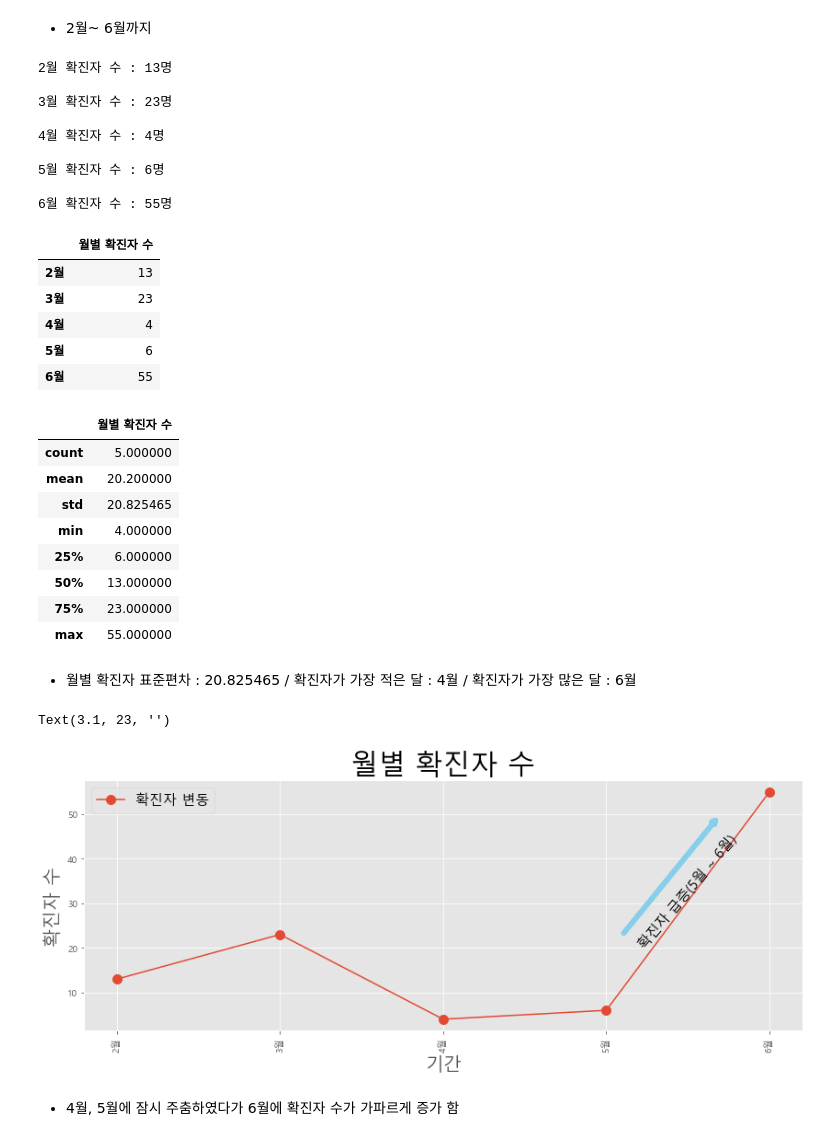
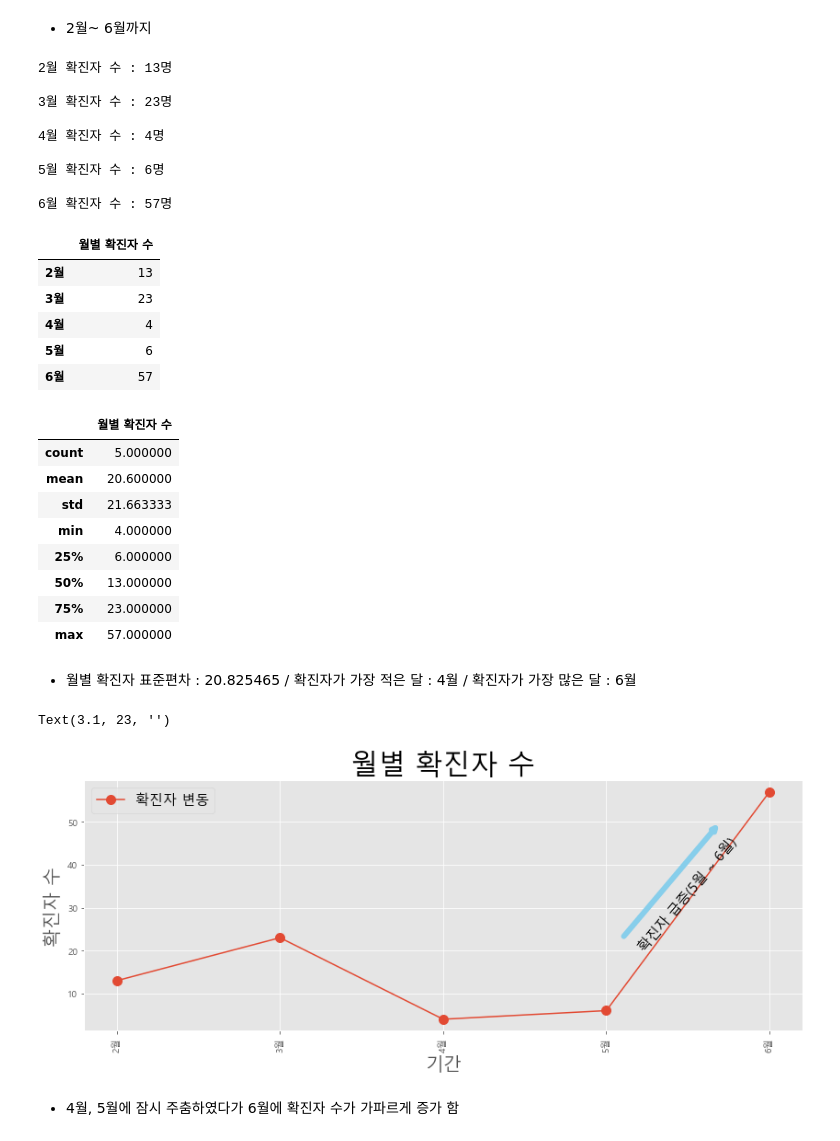
Before and after one commit to dlsdndia/Python, a Jupyter notebook: Hwanginwoo pp/Hwanginwoo_1.ipynb, the cells around one changed output. Cells and saved outputs as stored; diff of their text form; code cells hidden in the pictures.

```diff
--- a/Hwanginwoo pp/Hwanginwoo_1.ipynb
+++ b/Hwanginwoo pp/Hwanginwoo_1.ipynb
@@ -876,3 +866,7 @@ num31
 df2['월별확진'].unique()
 # %% [output]
 array(['6', '5', '4', '3', '2'], dtype=object)
+# %%
+df2 = pd.DataFrame({'확진자 번호':num, '질본':num2, '월별확진':num31, '성별':num41, '연령대':num42,
+                   '거주지':num5, '접촉력':num6, '조치사항':num71 })
+df2
@@ -904,7 +912,7 @@ print()
 
 5월 확진자 수 : 6명
 
-6월 확진자 수 : 55명
+6월 확진자 수 : 57명
 # %%
 # 데이터프레임 생성
 m1 = [ a1, a2, a3, a4, a5]
@@ -919,60 +927,60 @@ dfm
 | 3월 | 23 |
 | 4월 | 4 |
 | 5월 | 6 |
-| 6월 | 55 |
+| 6월 | 57 |
 # %%
 # 월별 확진자 기본통계
 dfm.describe()
 # %% [output]
 |  | 월별 확진자 수 |
 | count | 5.000000 |
-| mean | 20.200000 |
-| std | 20.825465 |
+| mean | 20.600000 |
+| std | 21.663333 |
 | min | 4.000000 |
 | 25% | 6.000000 |
 | 50% | 13.000000 |
 | 75% | 23.000000 |
-| max | 55.000000 |
+| max | 57.000000 |
 # %% [markdown]
 - 월별 확진자 표준편차 : 20.825465  /  확진자가 가장 적은 달 : 4월  /  확진자가 가장 많은 달 : 6월
 # %%
 # 월별 확진자 수에 대한 시각화 그래프
-dfc = pd.Series(m1, index = m2, name = '확진자 수')
-dfc
+dfm = pd.Series(m1, index = m2, name = '확진자 수')
+dfm
 plt.style.use( 'ggplot' )
 
 from matplotlib import font_manager, rc
 font_path = 'c://Windows//Fonts//malgun.ttf' # 폰트 파일 위치
 font_name = font_manager.FontProperties( fname = font_path ).get_name()
 rc( 'font', family = font_name )
 
 plt.figure( figsize = ( 14, 5 ) )
 plt.xticks( rotation = 'vertical' )
-plt.plot( dfc.index, dfc.values, marker = 'o', markersize = 10 )
+plt.plot( dfm.index, dfm.values, marker = 'o', markersize = 10 )
 plt.title( '월별 확진자 수', size = 30 )
 plt.xlabel( '기간', size = 20 )
 plt.ylabel( '확진자 수', size = 20 )
 plt.legend( labels = [ '확진자 변동' ], loc = 'best', fontsize = 15 )
 plt.ylim( )
 
 # 주석
 plt.annotate( '확진자 급증(5월 ~ 6월)',      #텍스트 입력
                xy = ( 3.5, 20 ),            #텍스트 위치 기준점
               rotation = 50,                   #텍스트 회전각도
               va = 'baseline',                 #텍스트 상하 정렬
               ha = 'center',                   #텍스트 좌우 정렬
               fontsize = 15,                   #텍스트 크기
              )
 # 화살표
 plt.annotate( '',
               xy = ( 3.7, 50 ),       #화살표의 머리 부분(끝점)
               xytext = ( 3.1, 23 ),    #화살표의 꼬리 부분(시작점)
               xycoords = 'data',         #좌표체계
               arrowprops = dict( arrowstyle = '->', color = 'skyblue', lw = 6 ), #화살표 서식
              )
 # %% [output]
 Text(3.1, 23, '')
-[figure, old version]
+[figure, new version]
 # %% [markdown]
 - 4월, 5월에 잠시 주춤하였다가 6월에 확진자 수가 가파르게 증가 함
 # %% [markdown]
```
Also changed, not shown: parts of 38 cells of this notebook, 55 other files.
